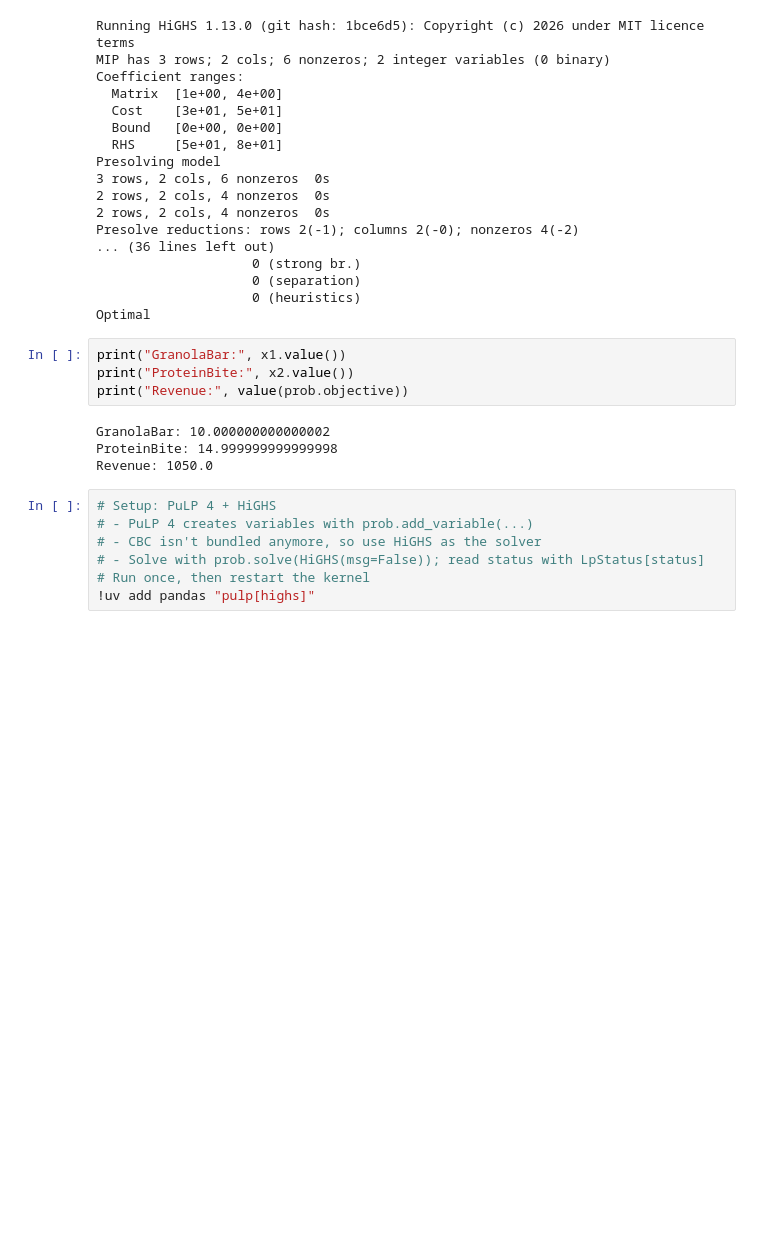
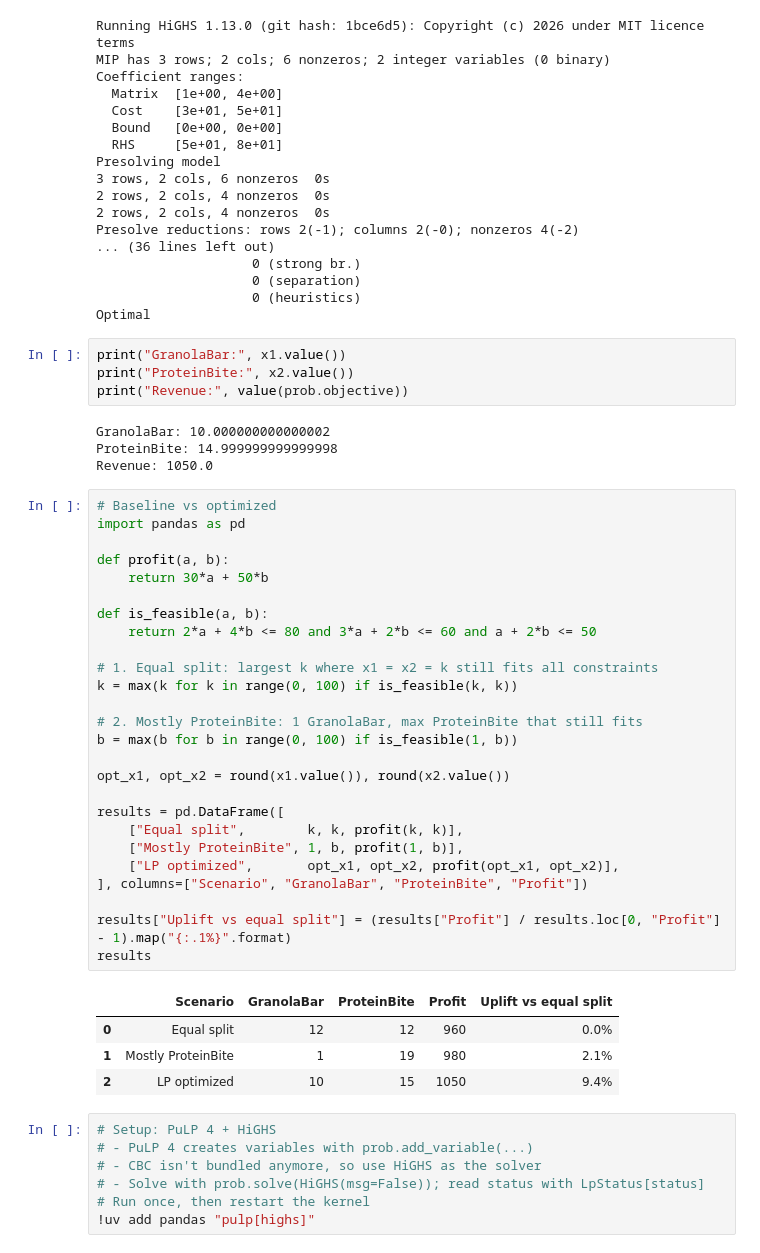
Before and after one commit to Ghifariyadi/linear-programming-marketing-budget-optimization, a Jupyter notebook: Initial-logic.ipynb, the cells around one changed output. Drawn from its saved outputs; the diff is of its cells as text; blank space fills up the shorter version.

```diff
--- a/Initial-logic.ipynb
+++ b/Initial-logic.ipynb
@@ -172,6 +172,37 @@ print("Revenue:", value(prob.objective))
 GranolaBar: 10.000000000000002
 ProteinBite: 14.999999999999998
 Revenue: 1050.0
+# %%
+# Baseline vs optimized
+import pandas as pd
+
+def profit(a, b):
+    return 30*a + 50*b
+
+def is_feasible(a, b):
+    return 2*a + 4*b <= 80 and 3*a + 2*b <= 60 and a + 2*b <= 50
+
+# 1. Equal split: largest k where x1 = x2 = k still fits all constraints
+k = max(k for k in range(0, 100) if is_feasible(k, k))
+
+# 2. Mostly ProteinBite: 1 GranolaBar, max ProteinBite that still fits
+b = max(b for b in range(0, 100) if is_feasible(1, b))
+
+opt_x1, opt_x2 = round(x1.value()), round(x2.value())
+
+results = pd.DataFrame([
+    ["Equal split",        k, k, profit(k, k)],
+    ["Mostly ProteinBite", 1, b, profit(1, b)],
+    ["LP optimized",       opt_x1, opt_x2, profit(opt_x1, opt_x2)],
+], columns=["Scenario", "GranolaBar", "ProteinBite", "Profit"])
+
+results["Uplift vs equal split"] = (results["Profit"] / results.loc[0, "Profit"] - 1).map("{:.1%}".format)
+results
+# %% [output]
+|  | Scenario | GranolaBar | ProteinBite | Profit | Uplift vs equal split |
+| 0 | Equal split | 12 | 12 | 960 | 0.0% |
+| 1 | Mostly ProteinBite | 1 | 19 | 980 | 2.1% |
+| 2 | LP optimized | 10 | 15 | 1050 | 9.4% |
 # %%
 # Setup: PuLP 4 + HiGHS
 # - PuLP 4 creates variables with prob.add_variable(...)
```
